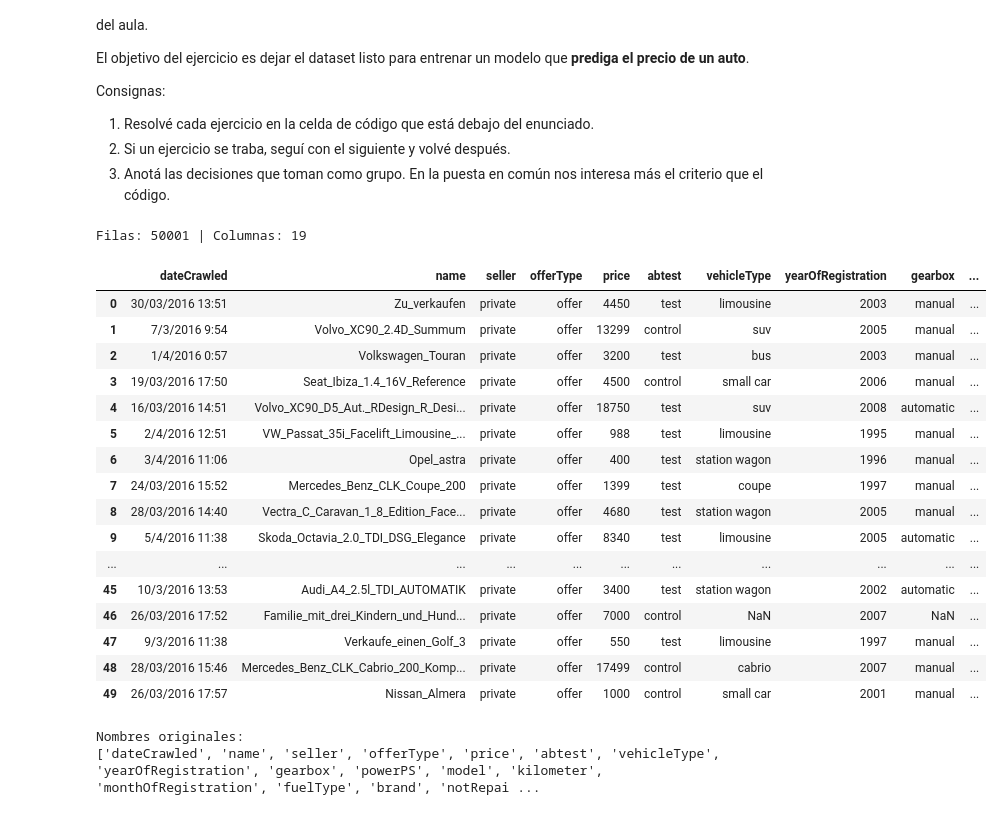
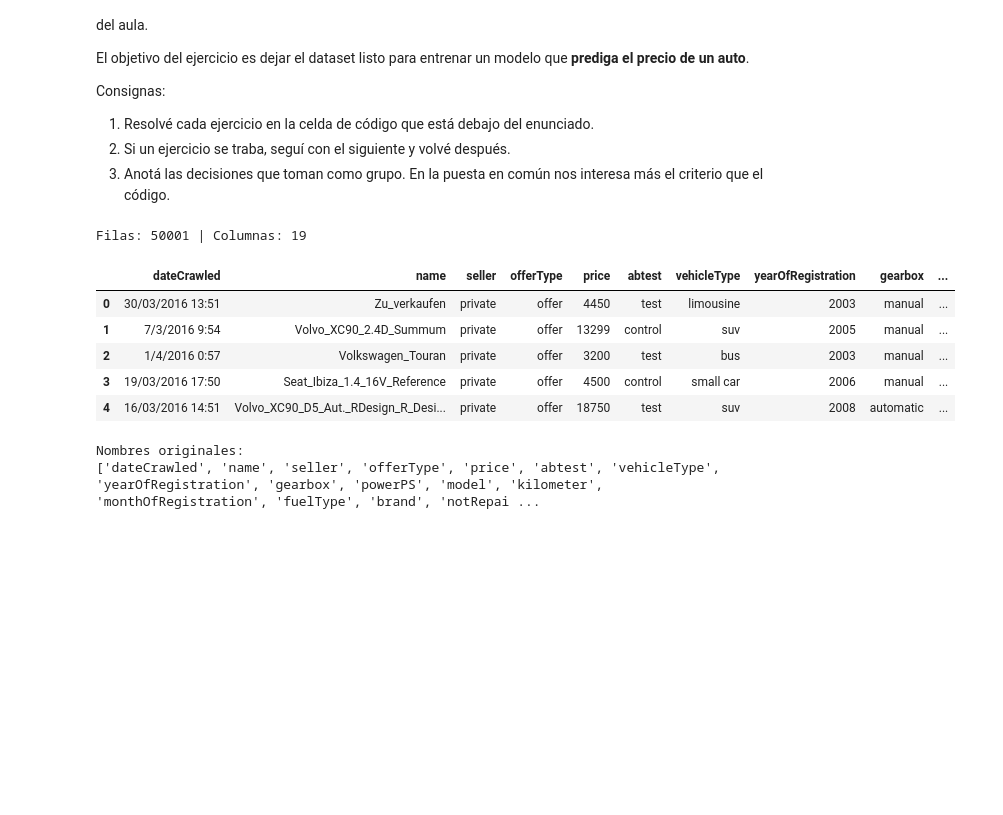
Before and after one commit to EmiiFernandez/actividades_data_sciente_ypf, a Jupyter notebook: notebook/C09_Notebook-13.ipynb, the cells around one changed output. Cells and saved outputs as stored; diff of their text form; code cells hidden in the pictures; blank space fills up the shorter version.

```diff
--- a/notebook/C09_Notebook-13.ipynb
+++ b/notebook/C09_Notebook-13.ipynb
@@ -708,30 +708,19 @@ Consignas:
 # %%
 url_autos = "https://raw.githubusercontent.com/EmiiFernandez/actividades_data_sciente_ypf/main/dataset/venta_autos.csv"
 
 df_autos = pd.read_csv(url_autos)
 autos = df_autos.copy()
 
 print("Filas:", autos.shape[0], "| Columnas:", autos.shape[1])
-autos.head(50)
+autos.head()
 # %% [output]
 Filas: 50001 | Columnas: 19
 |  | dateCrawled | name | seller | offerType | price | abtest | vehicleType | yearOfRegistration | gearbox | ... |
 | 0 | 30/03/2016 13:51 | Zu_verkaufen | private | offer | 4450 | test | limousine | 2003 | manual | ... |
 | 1 | 7/3/2016 9:54 | Volvo_XC90_2.4D_Summum | private | offer | 13299 | control | suv | 2005 | manual | ... |
 | 2 | 1/4/2016 0:57 | Volkswagen_Touran | private | offer | 3200 | test | bus | 2003 | manual | ... |
 | 3 | 19/03/2016 17:50 | Seat_Ibiza_1.4_16V_Reference | private | offer | 4500 | control | small car | 2006 | manual | ... |
 | 4 | 16/03/2016 14:51 | Volvo_XC90_D5_Aut._RDesign_R_Desi... | private | offer | 18750 | test | suv | 2008 | automatic | ... |
-| 5 | 2/4/2016 12:51 | VW_Passat_35i_Facelift_Limousine_... | private | offer | 988 | test | limousine | 1995 | manual | ... |
-| 6 | 3/4/2016 11:06 | Opel_astra | private | offer | 400 | test | station wagon | 1996 | manual | ... |
-| 7 | 24/03/2016 15:52 | Mercedes_Benz_CLK_Coupe_200 | private | offer | 1399 | test | coupe | 1997 | manual | ... |
-| 8 | 28/03/2016 14:40 | Vectra_C_Caravan_1_8_Edition_Face... | private | offer | 4680 | test | station wagon | 2005 | manual | ... |
-| 9 | 5/4/2016 11:38 | Skoda_Octavia_2.0_TDI_DSG_Elegance | private | offer | 8340 | test | limousine | 2005 | automatic | ... |
-| ... | ... | ... | ... | ... | ... | ... | ... | ... | ... | ... |
-| 45 | 10/3/2016 13:53 | Audi_A4_2.5l_TDI_AUTOMATIK | private | offer | 3400 | test | station wagon | 2002 | automatic | ... |
-| 46 | 26/03/2016 17:52 | Familie_mit_drei_Kindern_und_Hund... | private | offer | 7000 | control | NaN | 2007 | NaN | ... |
-| 47 | 9/3/2016 11:38 | Verkaufe_einen_Golf_3 | private | offer | 550 | test | limousine | 1997 | manual | ... |
-| 48 | 28/03/2016 15:46 | Mercedes_Benz_CLK_Cabrio_200_Komp... | private | offer | 17499 | control | cabrio | 2007 | manual | ... |
-| 49 | 26/03/2016 17:57 | Nissan_Almera | private | offer | 1000 | control | small car | 2001 | manual | ... |
 # %%
 print('Nombres originales: ')
 print(autos.columns.tolist())
```
Also changed, not shown: parts of 13 cells of this notebook.
